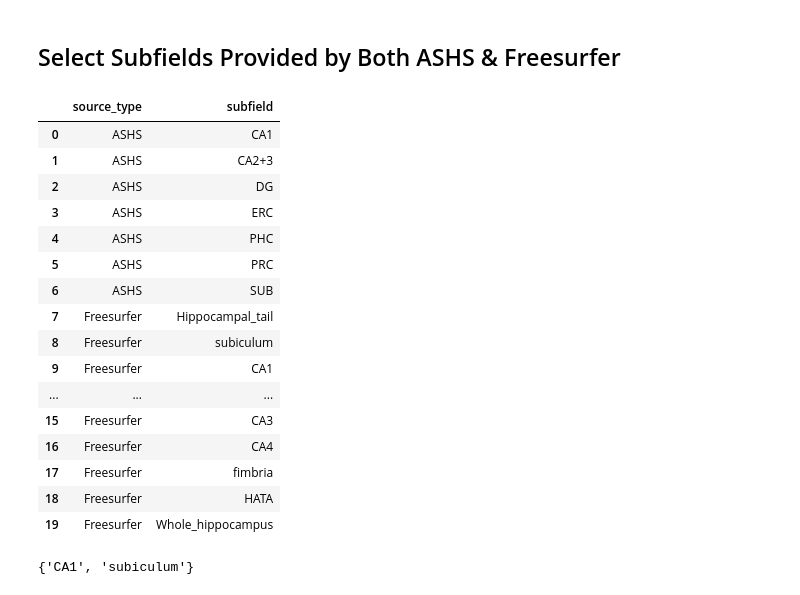
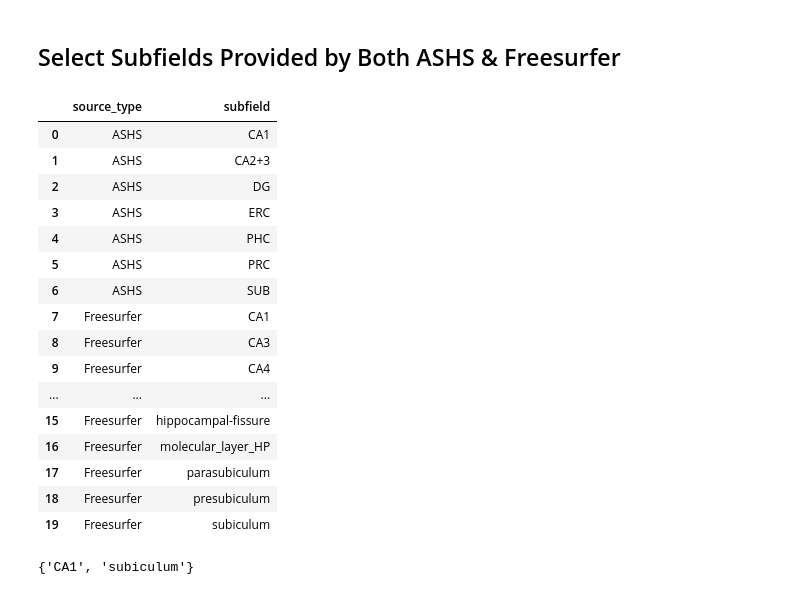
Before and after one commit to fphammerle/freesurfer-volume-reader, a Jupyter notebook: examples/compare_ashs_freesurfer_hipposf.ipynb, the cells around one changed output. Drawn from its saved outputs; the diff is of its cells as text; code cells hidden in the pictures.

```diff
--- a/examples/compare_ashs_freesurfer_hipposf.ipynb
+++ b/examples/compare_ashs_freesurfer_hipposf.ipynb
@@ -38,25 +38,26 @@ volume_frame[['subject', 'source_type', 'source_basename']].drop_duplicates() \
 # %% [markdown]
 ## Select Subfields Provided by Both ASHS & Freesurfer
 # %%
-volume_frame[['source_type', 'subfield']].drop_duplicates().reset_index(drop=True)
+volume_frame[['source_type', 'subfield']].drop_duplicates() \
+    .sort_values(by=['source_type', 'subfield']).reset_index(drop=True)
 # %% [output]
 |  | source_type | subfield |
 | 0 | ASHS | CA1 |
 | 1 | ASHS | CA2+3 |
 | 2 | ASHS | DG |
 | 3 | ASHS | ERC |
 | 4 | ASHS | PHC |
 | 5 | ASHS | PRC |
 | 6 | ASHS | SUB |
-| 7 | Freesurfer | Hippocampal_tail |
-| 8 | Freesurfer | subiculum |
-| 9 | Freesurfer | CA1 |
+| 7 | Freesurfer | CA1 |
+| 8 | Freesurfer | CA3 |
+| 9 | Freesurfer | CA4 |
 | ... | ... | ... |
-| 15 | Freesurfer | CA3 |
-| 16 | Freesurfer | CA4 |
-| 17 | Freesurfer | fimbria |
-| 18 | Freesurfer | HATA |
-| 19 | Freesurfer | Whole_hippocampus |
+| 15 | Freesurfer | hippocampal-fissure |
+| 16 | Freesurfer | molecular_layer_HP |
+| 17 | Freesurfer | parasubiculum |
+| 18 | Freesurfer | presubiculum |
+| 19 | Freesurfer | subiculum |
 # %%
 volume_frame['subfield'].replace('SUB', 'subiculum', inplace=True)
 
```
Also changed, not shown: 4 other files.
